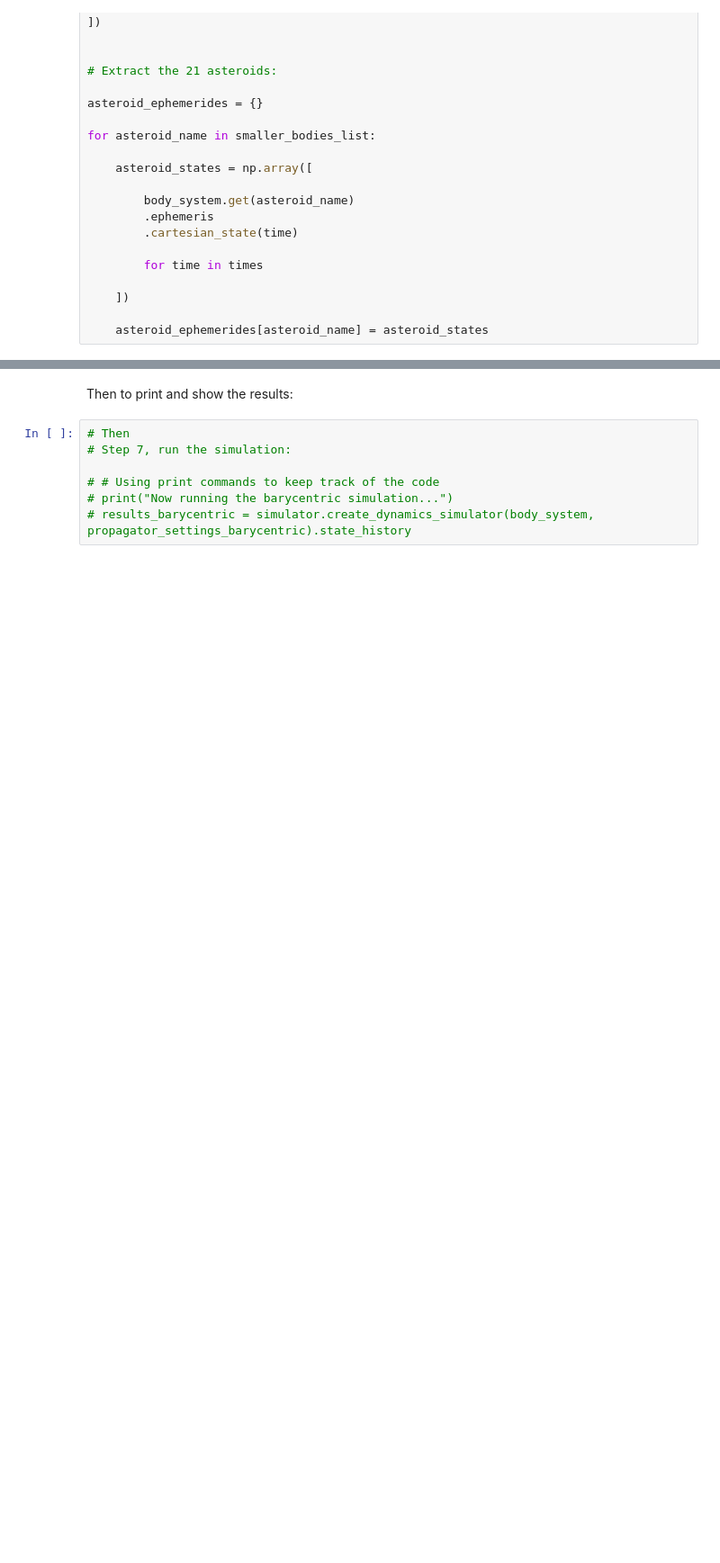
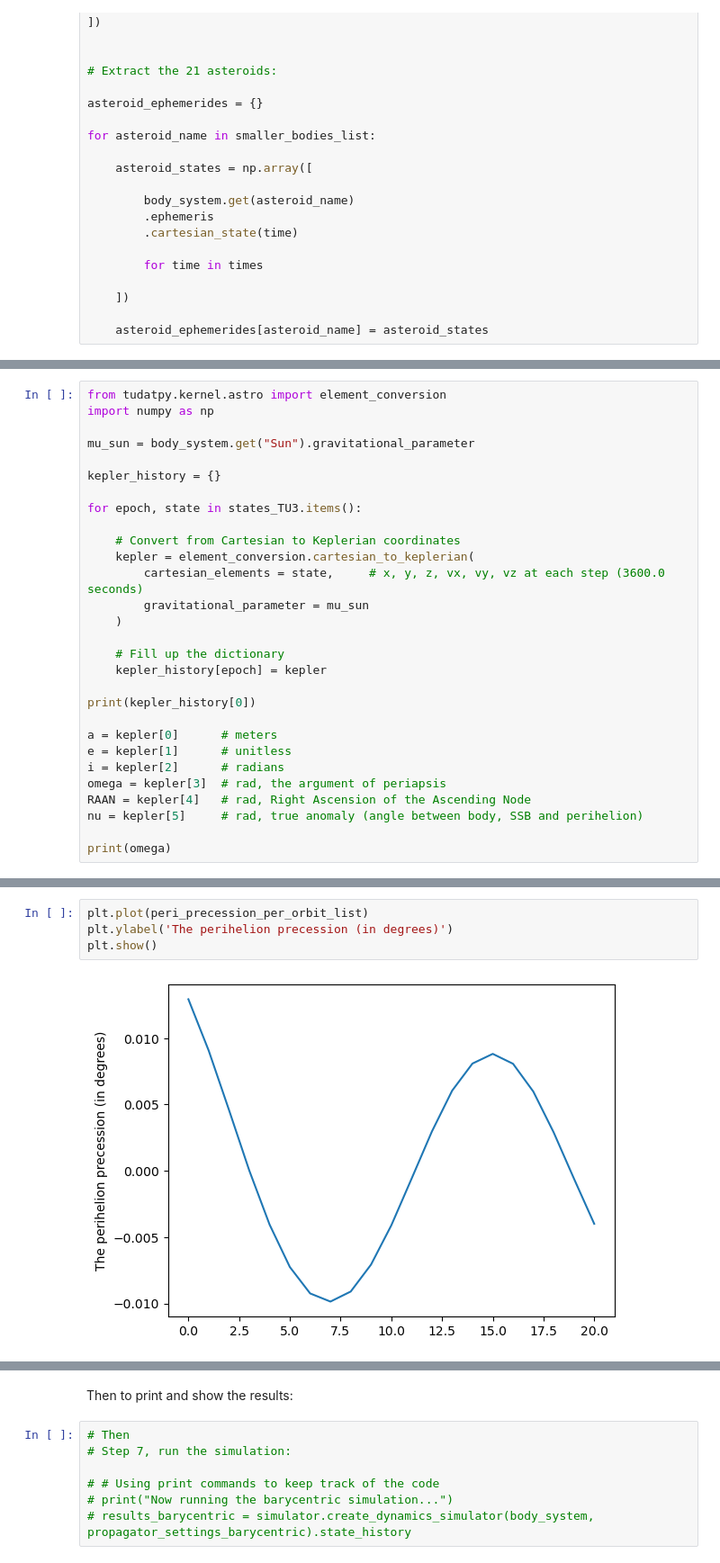
Before and after one commit to PocketBloom/Bachelor_Project, a Jupyter notebook: TU3/TU3_orbit_precession_2.ipynb, the cells around one changed output, grey strips where cells are left out. Shown at 90% size. Drawn from its saved outputs; the diff is of its cells as text; blank space fills up the shorter version.

Commit message:
Huge Perihelion

```diff
--- a/TU3/TU3_orbit_precession_2.ipynb
+++ b/TU3/TU3_orbit_precession_2.ipynb
@@ -551,0 +589,29 @@ plt.show()
+# %%
+from tudatpy.kernel.astro import element_conversion
+import numpy as np
+
+mu_sun = body_system.get("Sun").gravitational_parameter
+
+kepler_history = {}
+
+for epoch, state in states_TU3.items():
+
+    # Convert from Cartesian to Keplerian coordinates
+    kepler = element_conversion.cartesian_to_keplerian(
+        cartesian_elements = state,     # x, y, z, vx, vy, vz at each step (3600.0 seconds)
+        gravitational_parameter = mu_sun
+    )
+
+    # Fill up the dictionary
+    kepler_history[epoch] = kepler
+
+print(kepler_history[0])
+
+a = kepler[0]      # meters
+e = kepler[1]      # unitless
+i = kepler[2]      # radians
+omega = kepler[3]  # rad, the argument of periapsis
+RAAN = kepler[4]   # rad, Right Ascension of the Ascending Node
+nu = kepler[5]     # rad, true anomaly (angle between body, SSB and perihelion)
+
+print(omega)
@@ -551,0 +687,6 @@ plt.show()
+# %%
+plt.plot(peri_precession_per_orbit_list)
+plt.ylabel('The perihelion precession (in degrees)')
+plt.show()
+# %% [output]
+[figure, added]
```
Also changed, not shown: parts of 13 cells of this notebook.
